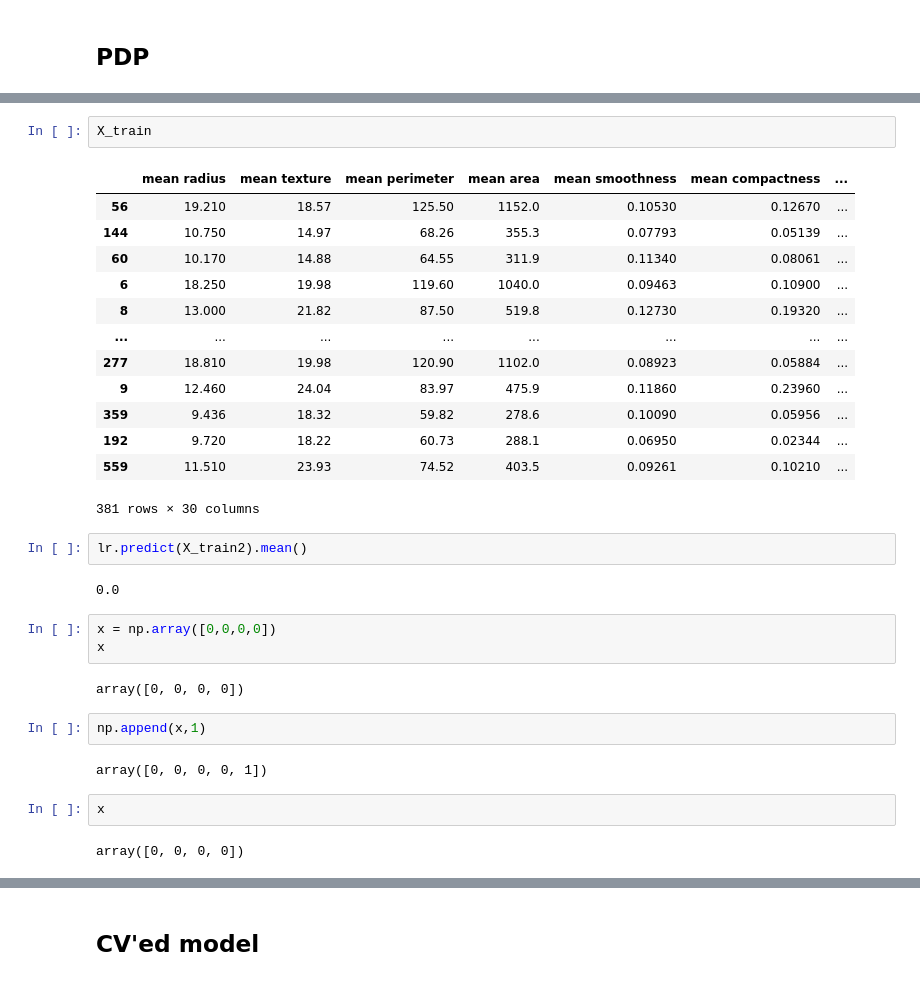
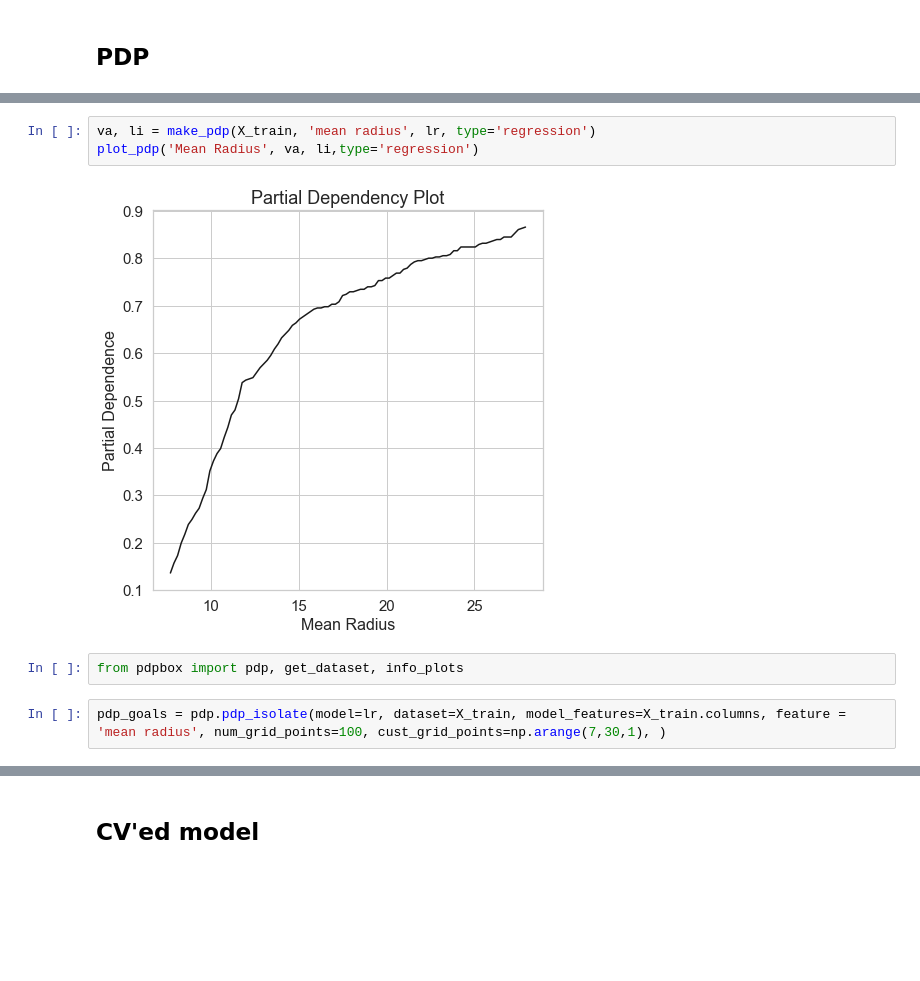
Before and after one commit to scottclay/MLLytics, a Jupyter notebook: examples/binary_classification_example.ipynb, the cells around one changed output, grey strips where cells are left out. Cells and saved outputs as stored; diff of their text form; blank space fills up the shorter version.

```diff
--- a/examples/binary_classification_example.ipynb
+++ b/examples/binary_classification_example.ipynb
@@ -232,33 +185,9 @@ lot = pdp(X_train, 'worst fractal dimension', lr)
-# %%
-X_train
-# %% [output]
-|  | mean radius | mean texture | mean perimeter | mean area | mean smoothness | mean compactness | ... |
-| 56 | 19.210 | 18.57 | 125.50 | 1152.0 | 0.10530 | 0.12670 | ... |
-| 144 | 10.750 | 14.97 | 68.26 | 355.3 | 0.07793 | 0.05139 | ... |
-| 60 | 10.170 | 14.88 | 64.55 | 311.9 | 0.11340 | 0.08061 | ... |
-| 6 | 18.250 | 19.98 | 119.60 | 1040.0 | 0.09463 | 0.10900 | ... |
-| 8 | 13.000 | 21.82 | 87.50 | 519.8 | 0.12730 | 0.19320 | ... |
-| ... | ... | ... | ... | ... | ... | ... | ... |
-| 277 | 18.810 | 19.98 | 120.90 | 1102.0 | 0.08923 | 0.05884 | ... |
-| 9 | 12.460 | 24.04 | 83.97 | 475.9 | 0.11860 | 0.23960 | ... |
-| 359 | 9.436 | 18.32 | 59.82 | 278.6 | 0.10090 | 0.05956 | ... |
-| 192 | 9.720 | 18.22 | 60.73 | 288.1 | 0.06950 | 0.02344 | ... |
-| 559 | 11.510 | 23.93 | 74.52 | 403.5 | 0.09261 | 0.10210 | ... |
-381 rows × 30 columns
-# %%
-lr.predict(X_train2).mean()
-# %% [output]
-0.0
-# %%
-x = np.array([0,0,0,0])
-x
-# %% [output]
-array([0, 0, 0, 0])
-# %%
-np.append(x,1)
-# %% [output]
-array([0, 0, 0, 0, 1])
-# %%
-x
-# %% [output]
-array([0, 0, 0, 0])
+# %%
+va, li = make_pdp(X_train, 'mean radius', lr, type='regression')
+plot_pdp('Mean Radius', va, li,type='regression')
+# %% [output]
+[figure, added]
+# %%
+from pdpbox import pdp, get_dataset, info_plots
+# %%
+pdp_goals = pdp.pdp_isolate(model=lr, dataset=X_train, model_features=X_train.columns, feature = 'mean radius', num_grid_points=100, cust_grid_points=np.arange(7,30,1), )
```
Also changed, not shown: parts of 7 cells of this notebook, 2 other files.
